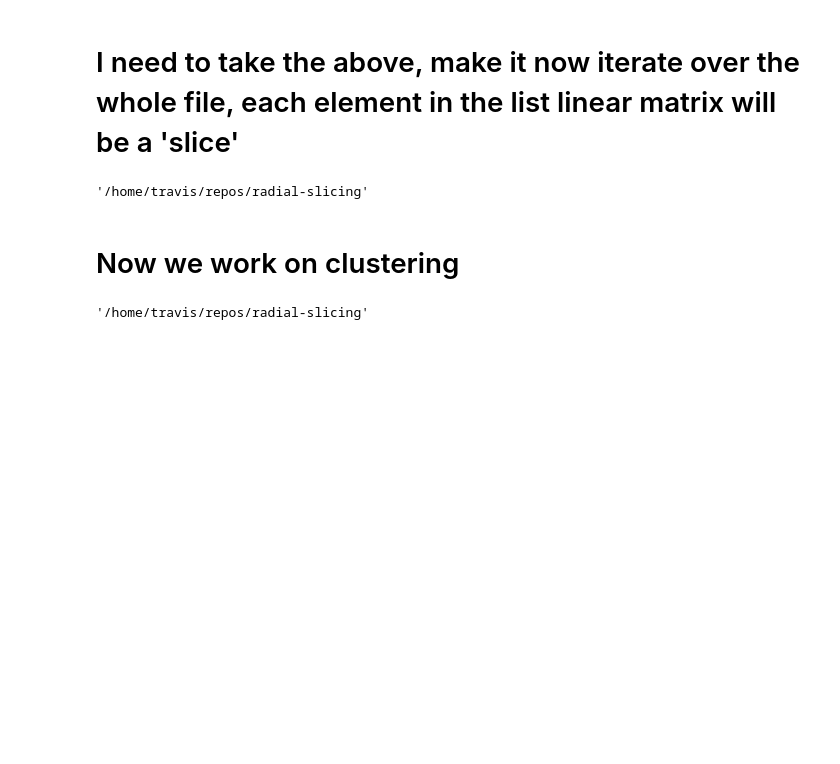
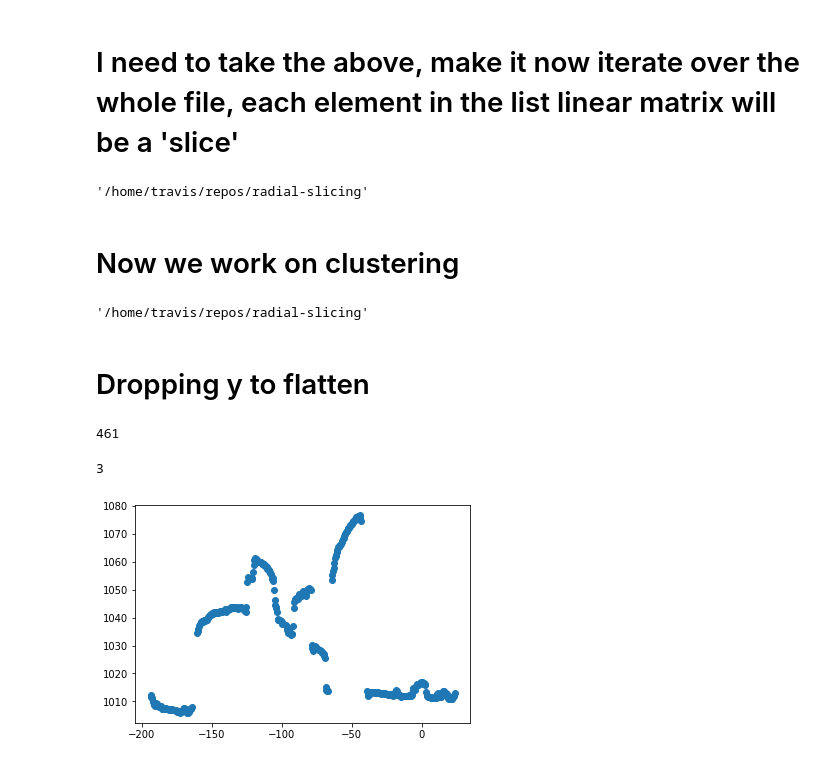
Before and after one commit to Travis-Simmons/3d_cropped_plant_isolation, a Jupyter notebook: linear_method.ipynb, the cells around one changed output. Cells and saved outputs as stored; diff of their text form; code cells hidden in the pictures; blank space fills up the shorter version.

Commit message:
clustering

```diff
--- a/linear_method.ipynb
+++ b/linear_method.ipynb
@@ -44,7 +47,7 @@ for i in ar_whole_field:
         cnt+=1
         pcd_slice = o3d.geometry.PointCloud()
         pcd_slice.points = o3d.utility.Vector3dVector(intermed_list)
-        # o3d.io.write_point_cloud(f'/home/travis/data/test_plys/{cnt}_slice.ply', pcd_slice)
+        o3d.io.write_point_cloud(f'/home/travis_s/data/test_plys/{cnt}_slice.ply', pcd_slice)
         linear_matrix.append(intermed_list)
 
         intermed_list = []
@@ -76,12 +79,41 @@ ar_ground_slice = np.asarray(pcd_ground_slice.points)
 
 pcd_middle_slice = o3d.io.read_point_cloud(middle_slice)
 ar_middle_slice = np.asarray(pcd_middle_slice.points)
-# %%
-for i in ar_whole_field[:50]:
-    print(i)
-# %%
-y_sort = sorted(ar_whole_field, key=itemgetter(1))
-
-
-for i in y_sort[:300]:
-    print(i)
+# %% [markdown]
+# Dropping y to flatten
+# %%
+middle_slice = r"/home/travis_s/data/test_plys/120_slice.ply"
+pcd_middle_slice = o3d.io.read_point_cloud(middle_slice)
+ar_middle_slice = np.asarray(pcd_middle_slice.points)
+
+flat_middle = []
+
+for i in ar_middle_slice:
+    flat_middle.append(list(i))
+print(len(flat_middle))
+
+for j in flat_middle:
+    del j[1]
+
+km = KMeans(
+    n_clusters=5, init='random',
+    n_init=10, max_iter=300,
+    tol=1e-04, random_state=0
+)
+
+X = np.array(flat_middle)
+y_km = km.fit_predict(X)
+# %% [output]
+461
+# %%
+y_km[1]
+# %% [output]
+3
+# %%
+x = [x for x, y in flat_middle]
+y = [y for x, y in flat_middle]
+
+plt.scatter(x, y)
+plt.show()
+# %% [output]
+[figure, added]
```
Also changed, not shown: parts of 7 cells of this notebook.
